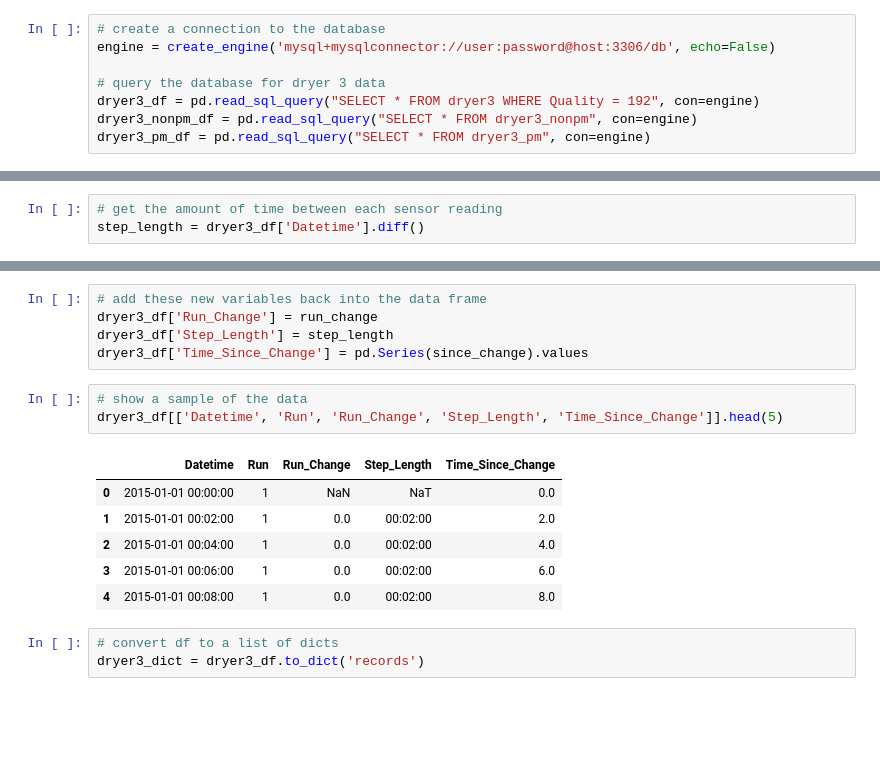
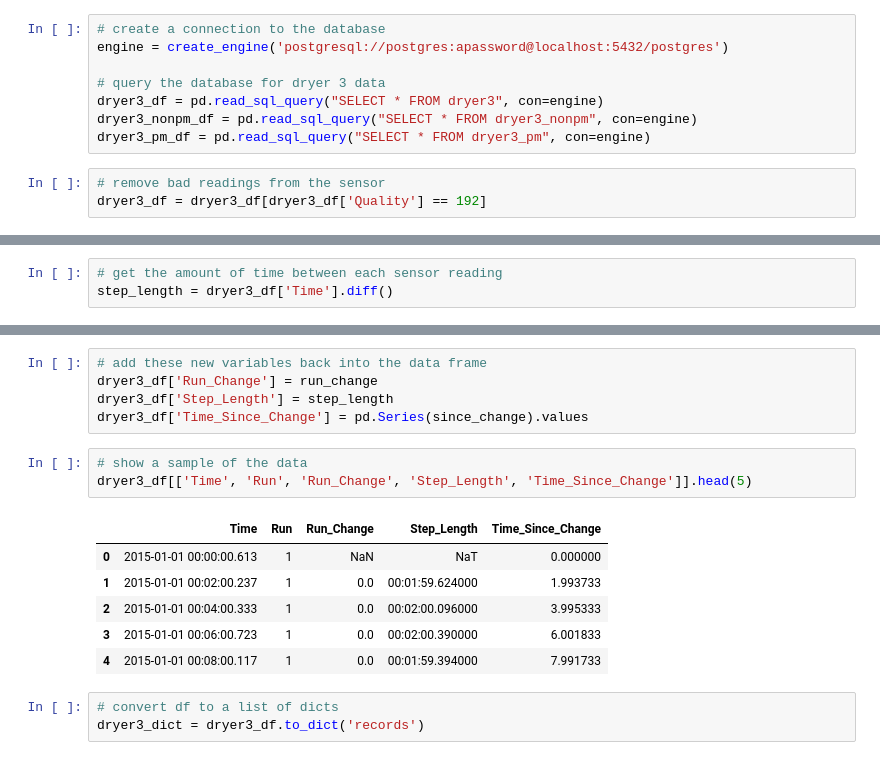
Before and after one commit to CurtLH/dSci-Projects, a Jupyter notebook: p07_predicting_machine_failure/3 - Data Preparation.ipynb, the cells around one changed output, grey strips where cells are left out. Saved outputs shown, nothing was run; the diff lists cells and outputs as text; blank space fills up the shorter version.

```diff
--- a/p07_predicting_machine_failure/Step 1 - Data Preparation.ipynb
+++ b/p07_predicting_machine_failure/3 - Data Preparation.ipynb
@@ -21,12 +22,15 @@ pylab.rcParams['figure.figsize'] = (10.0, 6.0)
  ## Load Data
 # %%
 # create a connection to the database
-engine = create_engine('mysql+mysqlconnector://user:password@host:3306/db', echo=False)
+engine = create_engine('postgresql://postgres:apassword@localhost:5432/postgres')
 
 # query the database for dryer 3 data
-dryer3_df = pd.read_sql_query("SELECT * FROM dryer3 WHERE Quality = 192", con=engine)
+dryer3_df = pd.read_sql_query("SELECT * FROM dryer3", con=engine)
 dryer3_nonpm_df = pd.read_sql_query("SELECT * FROM dryer3_nonpm", con=engine)
 dryer3_pm_df = pd.read_sql_query("SELECT * FROM dryer3_pm", con=engine)
+# %%
+# remove bad readings from the sensor
+dryer3_df = dryer3_df[dryer3_df['Quality'] == 192]
 # %% [markdown]
 ## Attribute Downtime
 In order to properly attribute the reason why the machine is not running, we need to identify when the downtime begins, how long the downtime lasts, and when the downtime ends.  Once we have this information, we can use a matching rule to classify which of these downtimes are shift change, preventative maintenace, or non-preventative maintenance.
@@ -35,7 +39,7 @@ In order to properly attribute the reason why the machine is not running, we nee
 run_change = dryer3_df['Run'].diff()
 # %%
 # get the amount of time between each sensor reading
-step_length = dryer3_df['Datetime'].diff()
+step_length = dryer3_df['Time'].diff()
 # %%
 # calculate the continuous amount of change at each sensor reading from when the variable Run last changed
 # thanks for the help at StackExchange #155111
@@ -52,14 +56,14 @@ dryer3_df['Step_Length'] = step_length
 dryer3_df['Time_Since_Change'] = pd.Series(since_change).values
 # %%
 # show a sample of the data
-dryer3_df[['Datetime', 'Run', 'Run_Change', 'Step_Length', 'Time_Since_Change']].head(5)
+dryer3_df[['Time', 'Run', 'Run_Change', 'Step_Length', 'Time_Since_Change']].head(5)
 # %% [output]
-|  | Datetime | Run | Run_Change | Step_Length | Time_Since_Change |
-| 0 | 2015-01-01 00:00:00 | 1 | NaN | NaT | 0.0 |
-| 1 | 2015-01-01 00:02:00 | 1 | 0.0 | 00:02:00 | 2.0 |
-| 2 | 2015-01-01 00:04:00 | 1 | 0.0 | 00:02:00 | 4.0 |
-| 3 | 2015-01-01 00:06:00 | 1 | 0.0 | 00:02:00 | 6.0 |
-| 4 | 2015-01-01 00:08:00 | 1 | 0.0 | 00:02:00 | 8.0 |
+|  | Time | Run | Run_Change | Step_Length | Time_Since_Change |
+| 0 | 2015-01-01 00:00:00.613 | 1 | NaN | NaT | 0.000000 |
+| 1 | 2015-01-01 00:02:00.237 | 1 | 0.0 | 00:01:59.624000 | 1.993733 |
+| 2 | 2015-01-01 00:04:00.333 | 1 | 0.0 | 00:02:00.096000 | 3.995333 |
+| 3 | 2015-01-01 00:06:00.723 | 1 | 0.0 | 00:02:00.390000 | 6.001833 |
+| 4 | 2015-01-01 00:08:00.117 | 1 | 0.0 | 00:01:59.394000 | 7.991733 |
 # %%
 # convert df to a list of dicts
 dryer3_dict = dryer3_df.to_dict('records')
```
Also changed, not shown: parts of 21 cells of this notebook, 15 other files.
